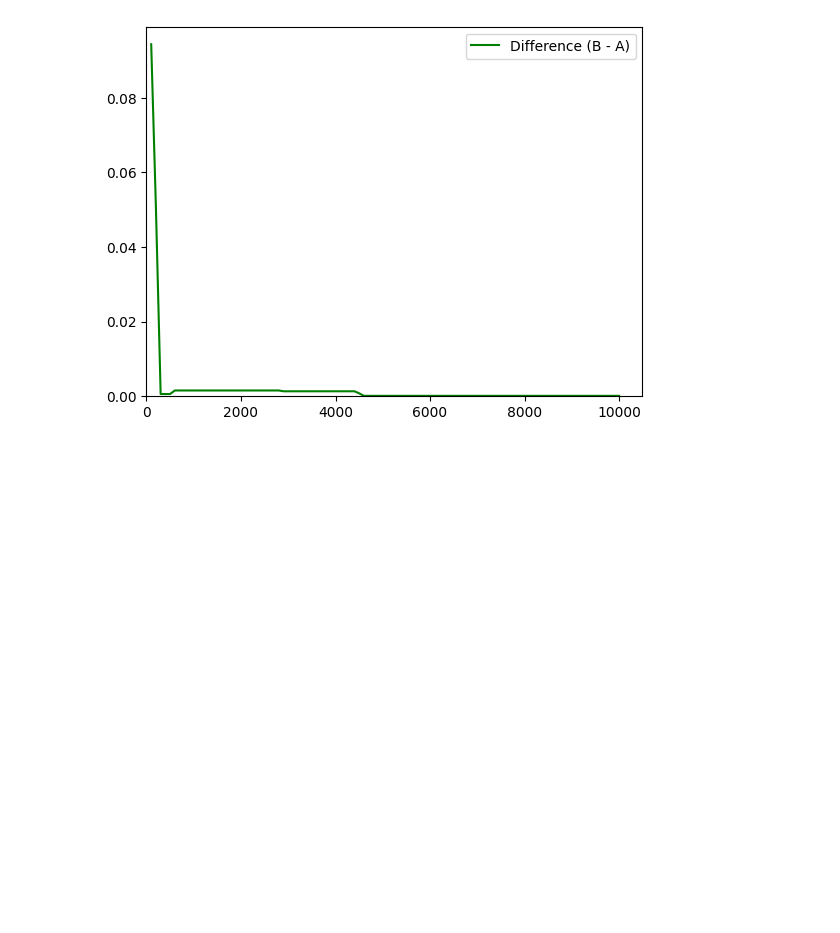
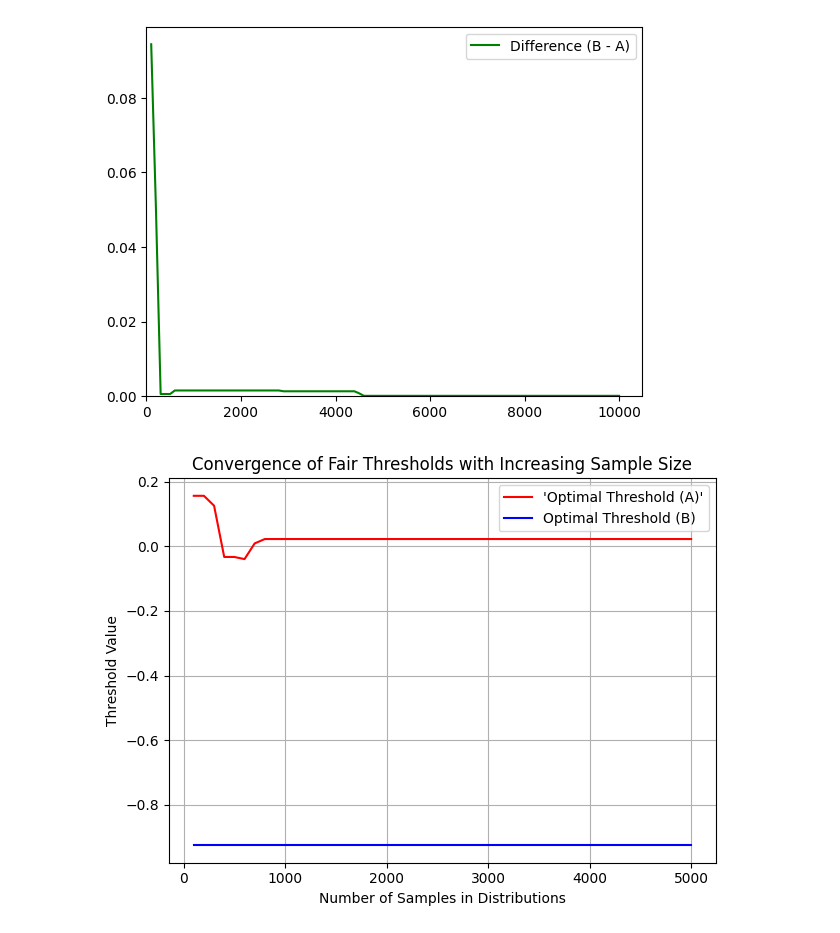
Before and after one commit to joeljins/RoAR, a Jupyter notebook: fairness.ipynb, the cells around one changed output. Cells and saved outputs as stored; diff of their text form; code cells hidden in the pictures; blank space fills up the shorter version.

Commit message:
optimal fairness algorithm

```diff
--- a/fairness.ipynb
+++ b/fairness.ipynb
@@ -297,3 +364,49 @@ plt.legend()
 # %% [output]
 <matplotlib.legend.Legend at 0x...>
 [figure]
+# %%
+### Question: Will the optimal thresholds of populations A and B converge with enough samples? ###
+### If true, how many samples are needed? ###
+
+#Define distribution parameters
+mean_a, std_a = 0.5, 1
+mean_b, std_b = 0, 1
+
+#Generate all samples
+sample_size = 5000
+intervals = list(range(100, sample_size + 1, 100))
+np.random.seed(1)
+A = np.random.normal(mean_a, std_a, sample_size)
+B = np.random.normal(mean_b, std_b, sample_size)
+
+x = []
+y1 = []
+y2 = []
+y3 = []
+
+#For each subset of samples
+for i in intervals:
+    a = A[:i]
+    b = B[:i]
+    results = fair_opt_step(a, b, 1, -1, 1, -1, alpha=2)
+    t_a, t_b = results[0], results[1]
+    # Check if the thresholds are valid
+    if t_a is not None and t_b is not None:
+        x.append(i)
+        y1.append(t_a)
+        y2.append(t_b)
+        y3.append(np.abs(y2[-1] - y1[-1]))
+
+# Plotting
+plt.plot(x, y1, label="'Optimal Threshold (A)'", color='red')
+plt.plot(x, y2, label='Optimal Threshold (B)', color='blue')
+
+plt.title("Convergence of Fair Thresholds with Increasing Sample Size")
+plt.xlabel("Number of Samples in Distributions")
+plt.ylabel("Threshold Value")
+plt.legend()
+plt.grid(True)
+plt.tight_layout()
+plt.show()
+# %% [output]
+[figure, added]
```
Also changed, not shown: parts of 4 cells of this notebook.
